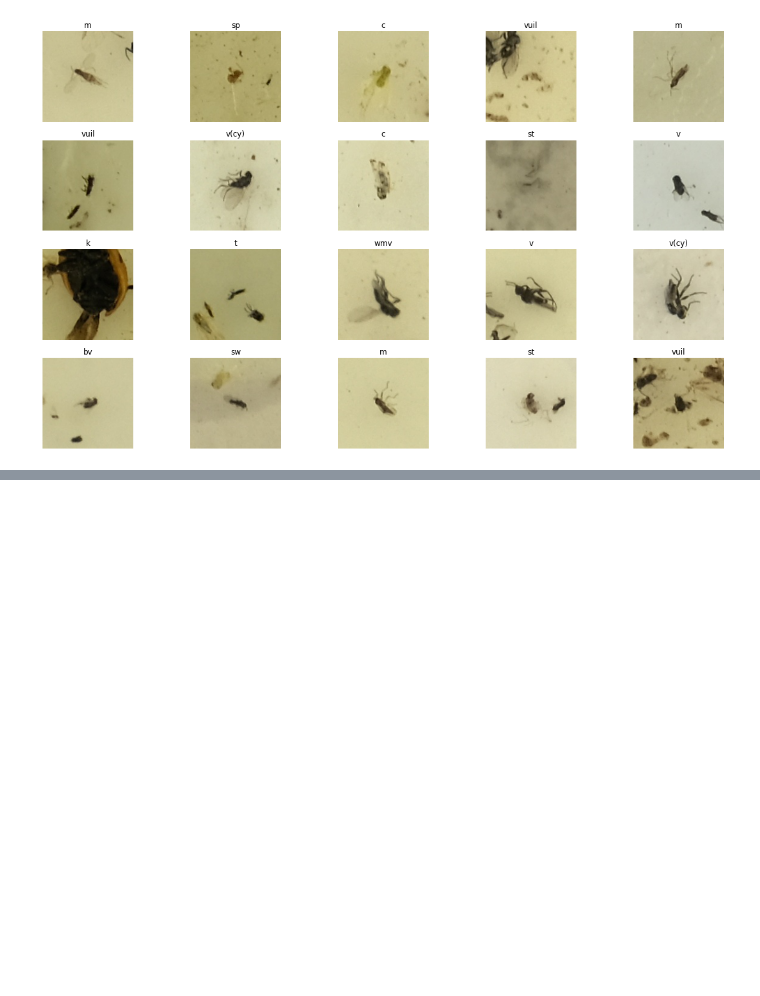
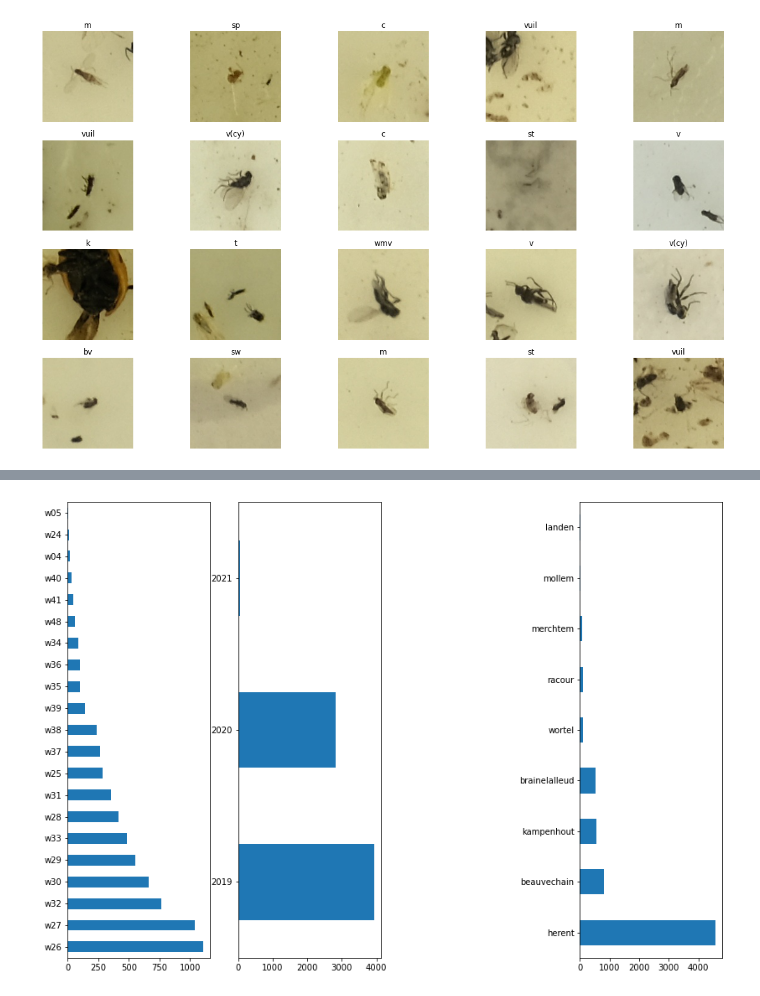
Before and after one commit to kalfasyan/stickybugs-ai, a Jupyter notebook: test.ipynb, the cells around one changed output, grey strips where cells are left out. Saved outputs shown, nothing was run; the diff lists cells and outputs as text; code cells hidden in the pictures; blank space fills up the shorter version.

```diff
--- a/test.ipynb
+++ b/test.ipynb
@@ -89,0 +121,10 @@ AttributeError: 'float' object has no attribute 'read'
+# %%
+plt.figure(figsize=(24,12))
+plt.subplot(1,4,1);
+df[df.knn_outlier==1].date.value_counts().plot(kind='barh', figsize=(14,10));
+plt.subplot(1,4,2);
+df[df.knn_outlier==1].year.value_counts().plot(kind='barh', figsize=(14,10));
+plt.subplot(1,4,4);
+df[df.knn_outlier==1].location.value_counts().plot(kind='barh', figsize=(14,10));
+# %% [output]
+[figure, added]
```
Also changed, not shown: parts of 12 cells of this notebook, 2 other files.
